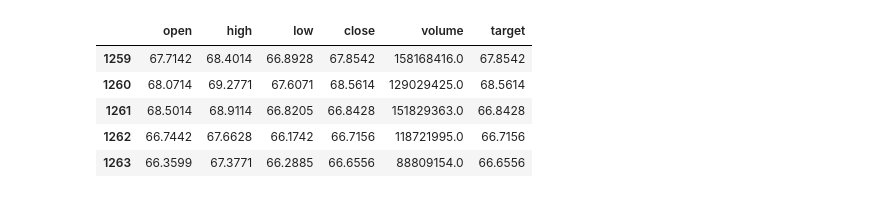
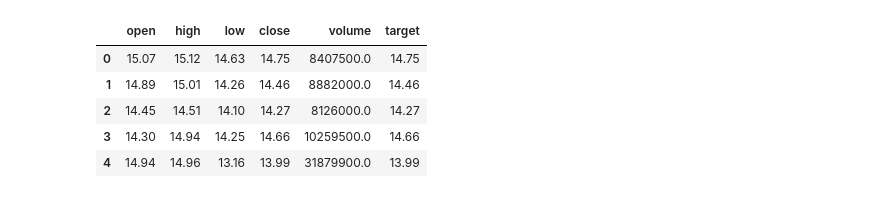
Before and after one commit to cecinuga/MarketAI, a Jupyter notebook: Models/MarketAI.ipynb, the cells around one changed output. Cells and saved outputs as stored; diff of their text form; code cells hidden in the pictures.

```diff
--- a/Models/MarketAI.ipynb
+++ b/Models/MarketAI.ipynb
@@ -33,7 +33,19 @@ def fill_dataset(dataframe: DataFrame):
     return dataframe
 
 def normalize_dataset(X):
+    return tf.divide(
+        X - tf.reduce_min(X, axis=0),
+        tf.reduce_max(X, axis=0) - tf.reduce_min(X, axis=0)
+    )
+
+def normalize(X):
     return tf.keras.utils.normalize(X)
+
+def denormalize(x):
+    return normalize_dataset(x) * stdev(x) + tf.reduce_mean(x)
+
+def stdev(x):
+    return tf.square(tf.divide(tf.reduce_sum((x - tf.divide(tf.reduce_sum(x), len(x)))**2), len(x)-1))
 
 def remove_outliers(X, threshold=7):
     z = np.abs(stats.zscore(X))
@@ -49,44 +61,47 @@ def make_dataset(X_data,y_data,k):
             yield X_train,XN_train,y_train,X_test,XN_test,y_test
 
     return tf.data.Dataset.from_generator(gen, (tf.double,tf.double,tf.double,tf.double,tf.double,tf.double))
+
+def fill_dataset(dataset):
+    data = dataset.copy()
+    for col in data.columns:
+        data[col].fillna(data[col].mean())
+    return data
 # %%
 total_columns=["A", "B", "C", "D", "E", "F", "G", "H", "I", "J", "K", "L", "M", "N", "O", "P", "Q", "R", "S", "T", "U", "V", "W", "X", "Y", "Z"]
 os.environ['TF_CPP_MIN_LOG_LEVEL'] = '3'
 k = 2
 batch_size = 120
 
-#XR, yR = make_regression(n_samples=1000, n_features=2, n_informative=5, noise=50, random_state=5)
-#X_train, X_test, y_train, y_test = train_test_split(XR, yR, test_size=0.20, random_state=2)
-#columns = ["{0}".format(total_columns[i]) for i in range(XR.shape[1]+1)]
-#dataframe = pd.DataFrame(np.concatenate([XR, np.reshape(yR, [-1, 1])], axis=1), columns=columns)
-
 stocks = pd.read_csv("../data/datasets/all_stocks_5yr.csv")
 stocks = pd.DataFrame(stocks)
-filter = stocks["Name"]=="AAPL"
-stocks = stocks.where(filter).dropna()
-stocks.drop(['Name', "date"], axis=1, inplace=True)
-stocks['target'] = stocks['close'].fillna(stocks['close'].mean())
-#data['type'] = 1 if dataframe['open']-dataframe['close']>=0 else 0
+stocks.drop(["Name", "date"], axis=1, inplace=True)
 rnnstocks = stocks.values[0:100, :]
-n_features = len(rnnstocks[0])
+rnnstocks = pd.DataFrame(rnnstocks)
+rnnstocks = fill_dataset(rnnstocks)
+rnnstocks = pd.DataFrame(rnnstocks)
+rnnstocks.columns = stocks.columns
+
+rnnstocks["target"] = rnnstocks["close"]
+n_features = len(rnnstocks.values[0])
 n_rows = 10
 n_ciclics = 10
-data = np.array(rnnstocks).reshape(n_ciclics, n_rows, n_features)
+data = np.array(rnnstocks.values).reshape(n_ciclics, n_rows, n_features)
 X_test = data[:, 0:-1, :]
 Y_test = data[:, -1, :]
 
 n_rows = 20
 n_ciclics = 5
-data = np.array(rnnstocks).reshape(n_ciclics, n_rows, n_features)
+data = np.array(rnnstocks.values).reshape(n_ciclics, n_rows, n_features)
 X_train = data[:, 0:-1, :]
 Y_train = data[:, -1, :]
-stocks.head()
+rnnstocks.head()
 # %% [output]
 |  | open | high | low | close | volume | target |
-| 1259 | 67.7142 | 68.4014 | 66.8928 | 67.8542 | 158168416.0 | 67.8542 |
-| 1260 | 68.0714 | 69.2771 | 67.6071 | 68.5614 | 129029425.0 | 68.5614 |
-| 1261 | 68.5014 | 68.9114 | 66.8205 | 66.8428 | 151829363.0 | 66.8428 |
-| 1262 | 66.7442 | 67.6628 | 66.1742 | 66.7156 | 118721995.0 | 66.7156 |
-| 1263 | 66.3599 | 67.3771 | 66.2885 | 66.6556 | 88809154.0 | 66.6556 |
+| 0 | 15.07 | 15.12 | 14.63 | 14.75 | 8407500.0 | 14.75 |
+| 1 | 14.89 | 15.01 | 14.26 | 14.46 | 8882000.0 | 14.46 |
+| 2 | 14.45 | 14.51 | 14.10 | 14.27 | 8126000.0 | 14.27 |
+| 3 | 14.30 | 14.94 | 14.25 | 14.66 | 10259500.0 | 14.66 |
+| 4 | 14.94 | 14.96 | 13.16 | 13.99 | 31879900.0 | 13.99 |
 # %%
 vif_data = pd.DataFrame()
```
Also changed, not shown: parts of 7 cells of this notebook, 7 other files.
